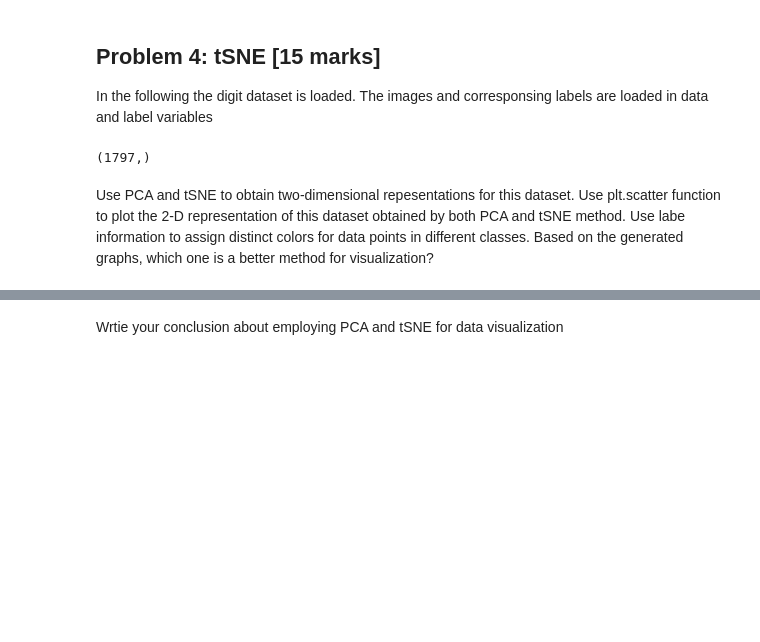
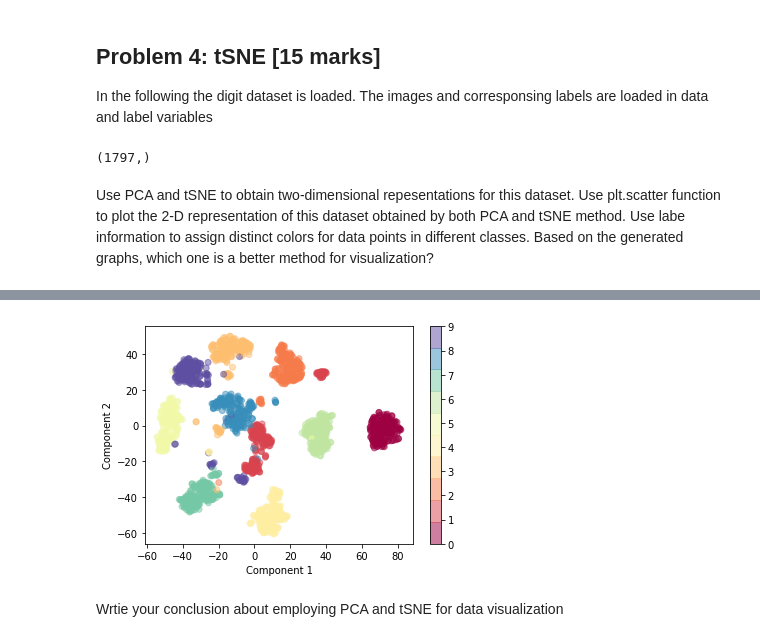
Before and after one commit to vishaalsc/SYDE522-MI, a Jupyter notebook: Assignment_1__PCA_tSNE_SYDE_522.ipynb, the cells around one changed output, grey strips where cells are left out. Saved outputs shown, nothing was run; the diff lists cells and outputs as text; code cells hidden in the pictures; blank space fills up the shorter version.

```diff
--- a/Assignment_1__PCA_tSNE_SYDE_522.ipynb
+++ b/Assignment_1__PCA_tSNE_SYDE_522.ipynb
@@ -376,4 +385,12 @@ Use PCA and tSNE to obtain two-dimensional repesentations for this dataset. Use
 # %%
 # Write your code to plot the scatter plot for 2-D represntation obtained from TSNE here
+t = tsne.fit_transform(data)
+plt.scatter(t[:, 0], t[:, 1], c=label, alpha=0.5,
+            cmap=plt.cm.get_cmap('Spectral', 10))
+plt.xlabel('Component 1')
+plt.ylabel('Component 2')
+plt.colorbar();
+# %% [output]
+[figure, added]
 # %% [markdown]
 Wrtie your conclusion about employing PCA and tSNE for data visualization
```
Also changed, not shown: parts of 26 cells of this notebook.
